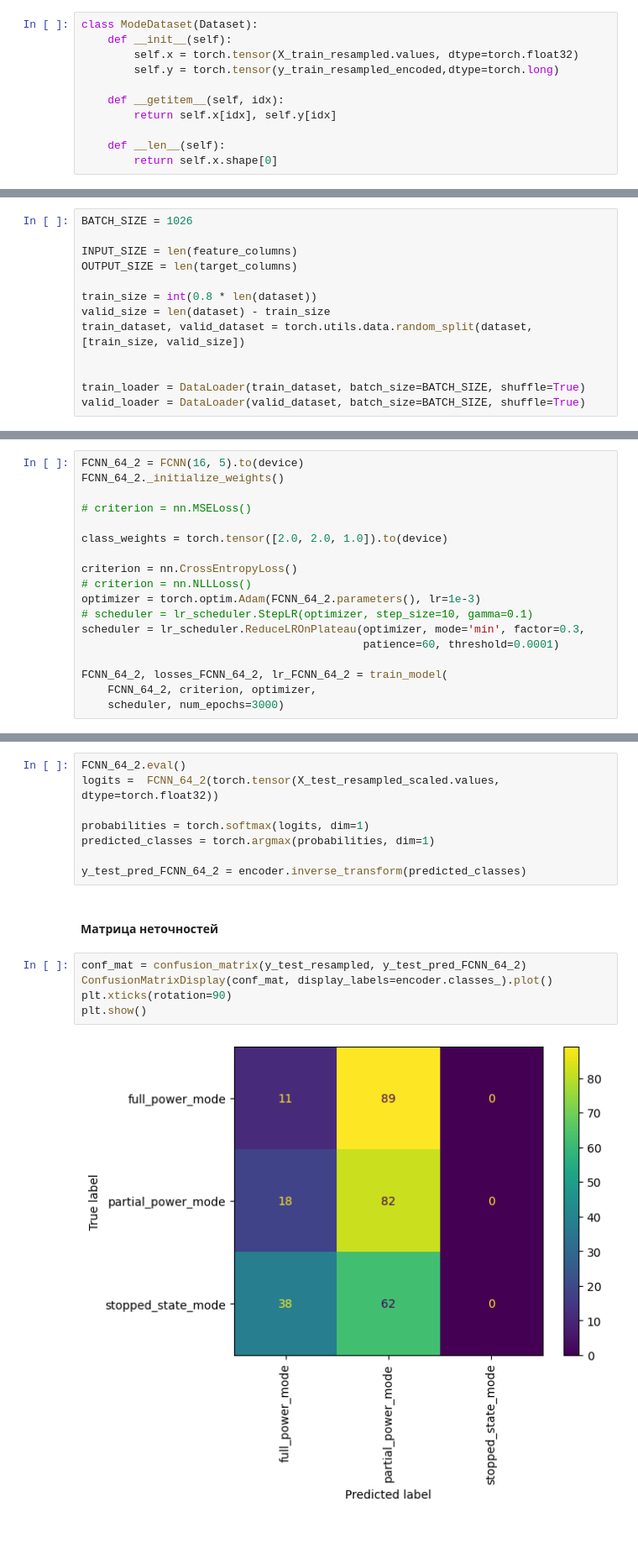
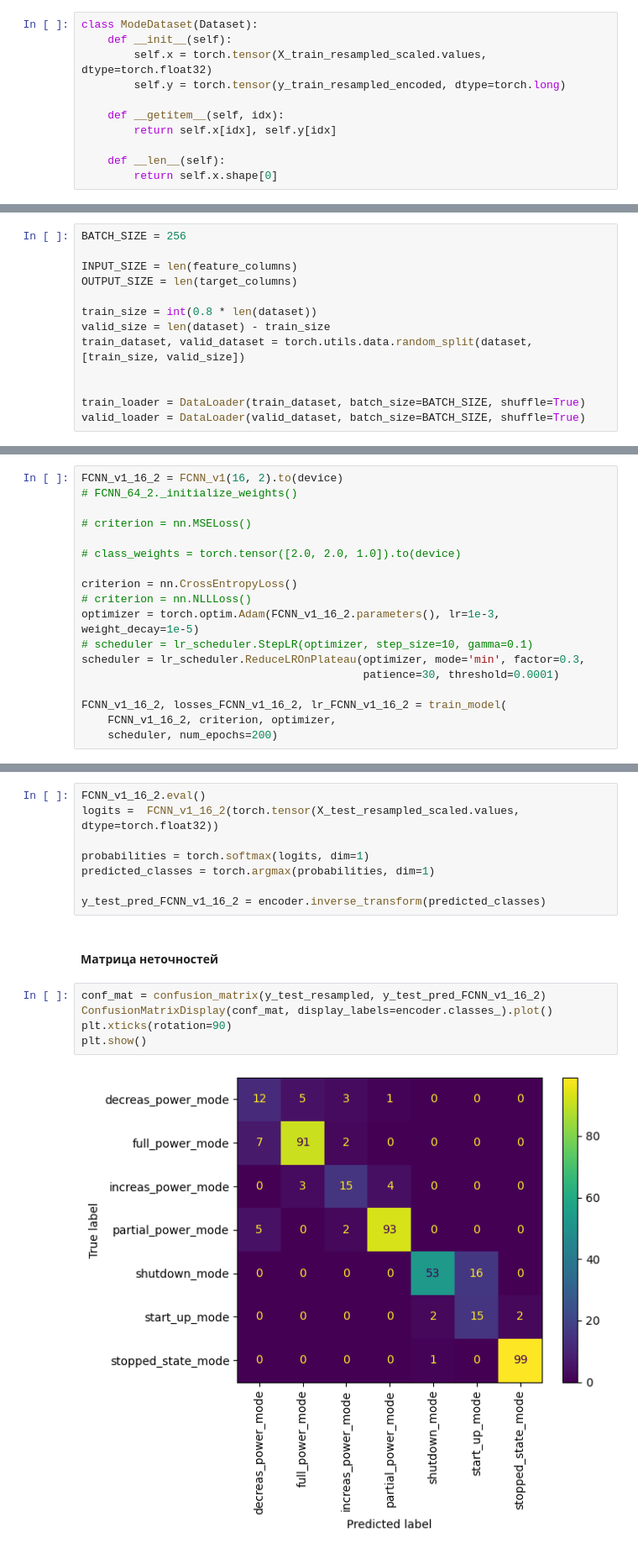
Before and after one commit to ArtyomShabunin/SMOPA, a Jupyter notebook: lesson_7.ipynb, the cells around one changed output, grey strips where cells are left out. Shown at 84% size. Saved outputs shown, nothing was run; the diff lists cells and outputs as text.

```diff
--- a/lesson_7.ipynb
+++ b/lesson_7.ipynb
@@ -270,8 +289,8 @@ f1_classifier = {}
 # %%
 class ModeDataset(Dataset):
     def __init__(self):
-        self.x = torch.tensor(X_train_resampled.values, dtype=torch.float32)
-        self.y = torch.tensor(y_train_resampled_encoded,dtype=torch.long)
+        self.x = torch.tensor(X_train_resampled_scaled.values, dtype=torch.float32)
+        self.y = torch.tensor(y_train_resampled_encoded, dtype=torch.long)
 
     def __getitem__(self, idx):
         return self.x[idx], self.y[idx]
@@ -301,5 +316,5 @@ tensor([-4.5133e-02,  1.0029e+02,  1.2939e+02,  3.9102e+01,  2.0000e-01,
 # %%
-BATCH_SIZE = 1026
+BATCH_SIZE = 256
 
 INPUT_SIZE = len(feature_columns)
 OUTPUT_SIZE = len(target_columns)
@@ -403,19 +417,19 @@ class FCNN(nn.Module):
 # %%
-FCNN_64_2 = FCNN(16, 5).to(device)
-FCNN_64_2._initialize_weights()
+FCNN_v1_16_2 = FCNN_v1(16, 2).to(device)
+# FCNN_64_2._initialize_weights()
 
 # criterion = nn.MSELoss()
 
-class_weights = torch.tensor([2.0, 2.0, 1.0]).to(device)
+# class_weights = torch.tensor([2.0, 2.0, 1.0]).to(device)
 
 criterion = nn.CrossEntropyLoss()
 # criterion = nn.NLLLoss()
-optimizer = torch.optim.Adam(FCNN_64_2.parameters(), lr=1e-3)
+optimizer = torch.optim.Adam(FCNN_v1_16_2.parameters(), lr=1e-3, weight_decay=1e-5)
 # scheduler = lr_scheduler.StepLR(optimizer, step_size=10, gamma=0.1)
 scheduler = lr_scheduler.ReduceLROnPlateau(optimizer, mode='min', factor=0.3,
-                                           patience=60, threshold=0.0001)
+                                           patience=30, threshold=0.0001)
 
-FCNN_64_2, losses_FCNN_64_2, lr_FCNN_64_2 = train_model(
-    FCNN_64_2, criterion, optimizer,
-    scheduler, num_epochs=3000)
+FCNN_v1_16_2, losses_FCNN_v1_16_2, lr_FCNN_v1_16_2 = train_model(
+    FCNN_v1_16_2, criterion, optimizer,
+    scheduler, num_epochs=200)
 # %%
@@ -469,19 +517,19 @@ tensor([[0.3336, 0.3354, 0.3310],
 # %% [markdown]
 ### Анализ качества модели
 # %%
-FCNN_64_2.eval()
-logits =  FCNN_64_2(torch.tensor(X_test_resampled_scaled.values, dtype=torch.float32))
+FCNN_v1_16_2.eval()
+logits =  FCNN_v1_16_2(torch.tensor(X_test_resampled_scaled.values, dtype=torch.float32))
 
 probabilities = torch.softmax(logits, dim=1)
 predicted_classes = torch.argmax(probabilities, dim=1)
 
-y_test_pred_FCNN_64_2 = encoder.inverse_transform(predicted_classes)
+y_test_pred_FCNN_v1_16_2 = encoder.inverse_transform(predicted_classes)
 # %% [markdown]
 #### Матрица неточностей
 # %%
-conf_mat = confusion_matrix(y_test_resampled, y_test_pred_FCNN_64_2)
+conf_mat = confusion_matrix(y_test_resampled, y_test_pred_FCNN_v1_16_2)
 ConfusionMatrixDisplay(conf_mat, display_labels=encoder.classes_).plot()
 plt.xticks(rotation=90)
 plt.show()
 # %% [output]
-[figure, old version]
+[figure, new version]
```
Also changed, not shown: parts of 54 cells of this notebook.
